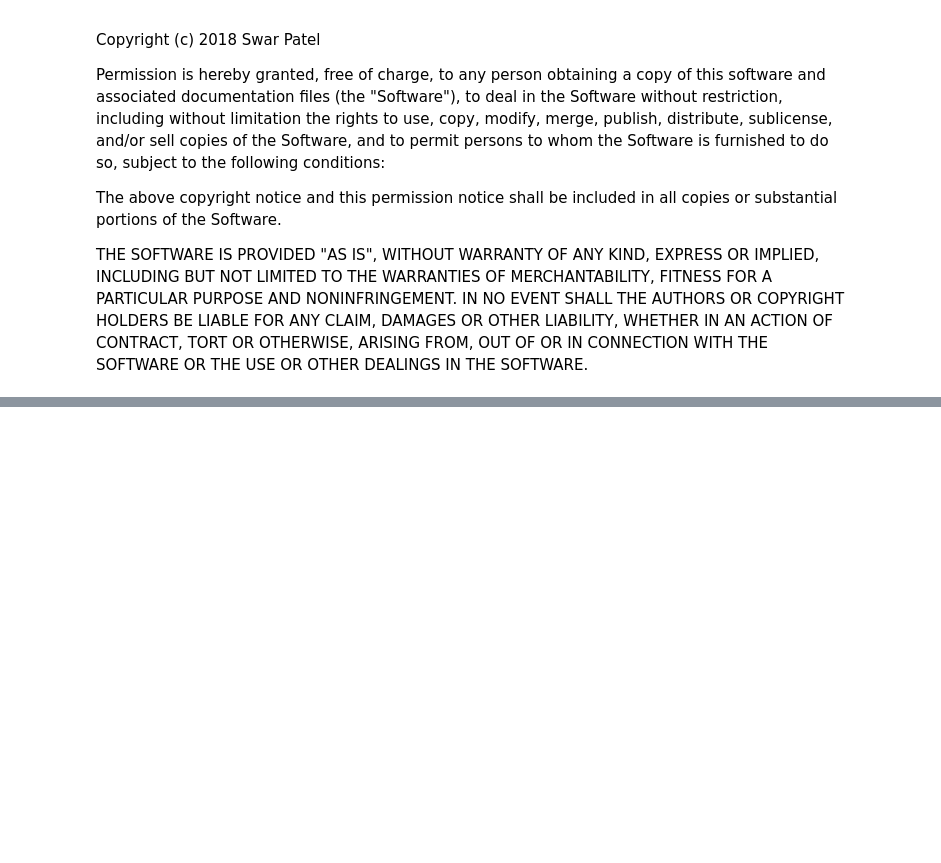
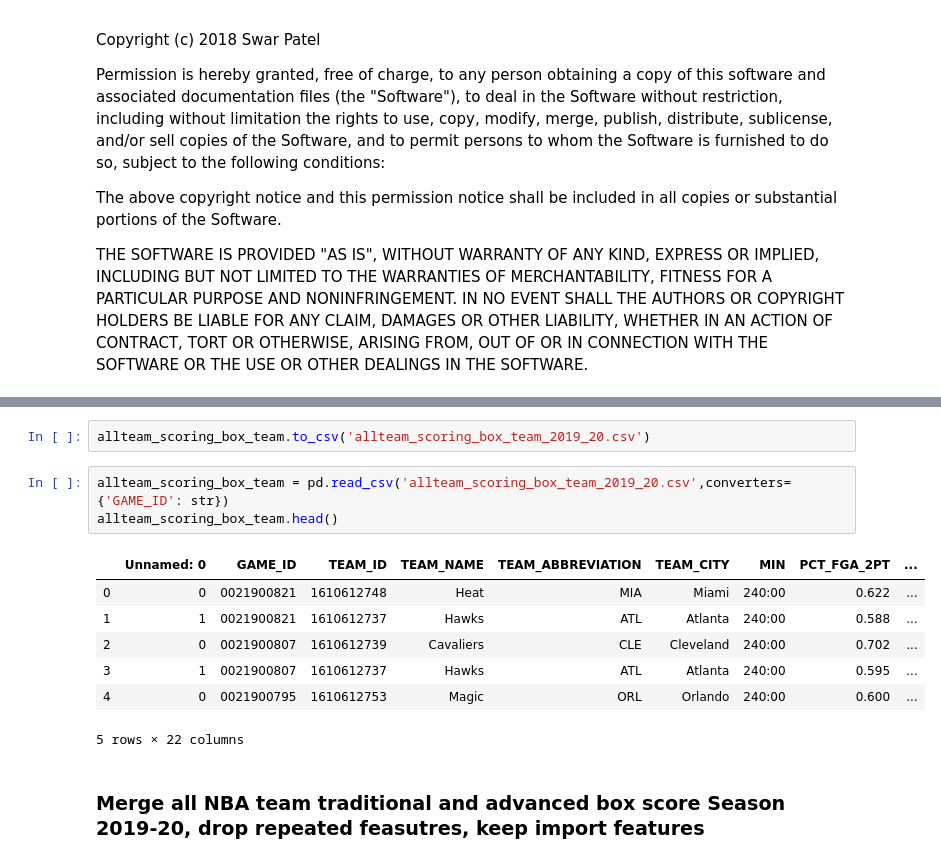
Before and after one commit to MaxYichenWang/Coursera_Capstone, a Jupyter notebook: IBM_Capstone_Project.ipynb, the cells around one changed output, grey strips where cells are left out. Cells and saved outputs as stored; diff of their text form; blank space fills up the shorter version.

```diff
--- a/IBM_Capstone_Project.ipynb
+++ b/IBM_Capstone_Project.ipynb
@@ -312,0 +325,15 @@ player_awards
+# %%
+allteam_scoring_box_team.to_csv('allteam_scoring_box_team_2019_20.csv')
+# %%
+allteam_scoring_box_team = pd.read_csv('allteam_scoring_box_team_2019_20.csv',converters={'GAME_ID': str})
+allteam_scoring_box_team.head()
+# %% [output]
+|  | Unnamed: 0 | GAME_ID | TEAM_ID | TEAM_NAME | TEAM_ABBREVIATION | TEAM_CITY | MIN | PCT_FGA_2PT | ... |
+| 0 | 0 | 0021900821 | 1610612748 | Heat | MIA | Miami | 240:00 | 0.622 | ... |
+| 1 | 1 | 0021900821 | 1610612737 | Hawks | ATL | Atlanta | 240:00 | 0.588 | ... |
+| 2 | 0 | 0021900807 | 1610612739 | Cavaliers | CLE | Cleveland | 240:00 | 0.702 | ... |
+| 3 | 1 | 0021900807 | 1610612737 | Hawks | ATL | Atlanta | 240:00 | 0.595 | ... |
+| 4 | 0 | 0021900795 | 1610612753 | Magic | ORL | Orlando | 240:00 | 0.600 | ... |
+5 rows × 22 columns
+# %% [markdown]
+### Merge all NBA team traditional and advanced box score Season 2019-20, drop repeated feasutres, keep import features
```
Also changed, not shown: parts of 61 cells of this notebook.
